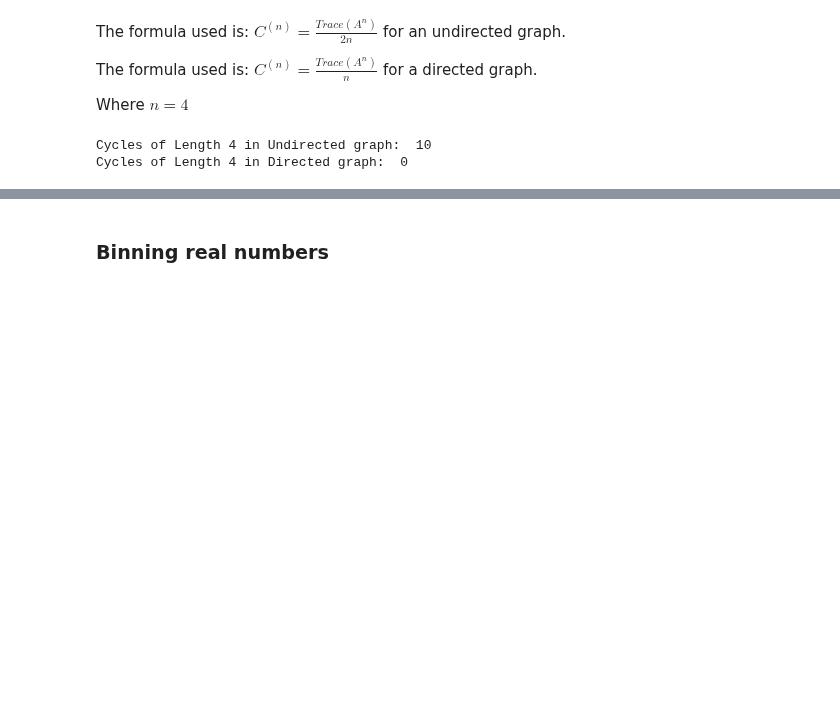
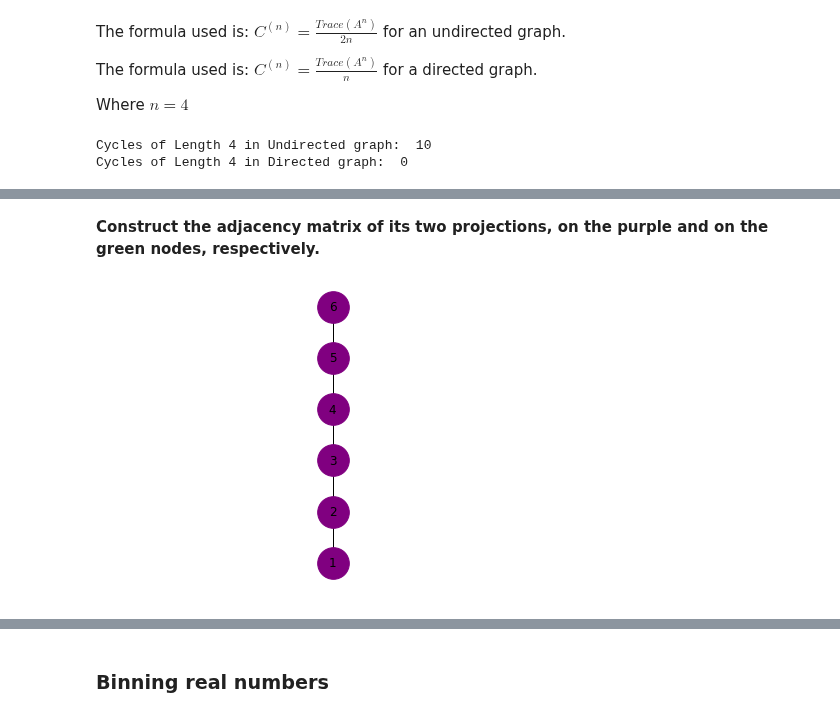
Before and after one commit to thomasnilsson/02805-social-graphs-2018, a Jupyter notebook: week2/week2.ipynb, the cells around one changed output, grey strips where cells are left out. Saved outputs shown, nothing was run; the diff lists cells and outputs as text; code cells hidden in the pictures; blank space fills up the shorter version.

```diff
--- a/week2/week2.ipynb
+++ b/week2/week2.ipynb
@@ -323,0 +370,7 @@ Cycles of Length 4 in Directed graph:  0
+# %% [markdown]
+**Construct the adjacency matrix of its two projections, on the purple and on the green nodes, respectively.**
+# %%
+proj_purple = bipartite.projected_graph(B, purple, multigraph=True)
+nx.draw(proj_purple, pos=pos, edges=edges, nodelist=purple, with_labels=True, node_color="purple", node_size=1000)
+# %% [output]
+[figure, added]
```
Also changed, not shown: parts of 45 cells of this notebook.
